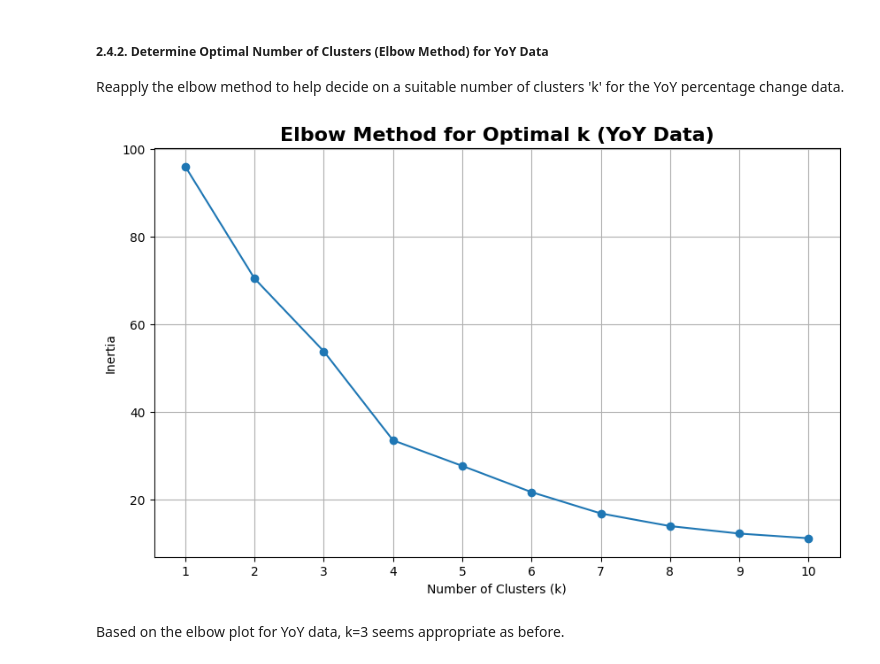
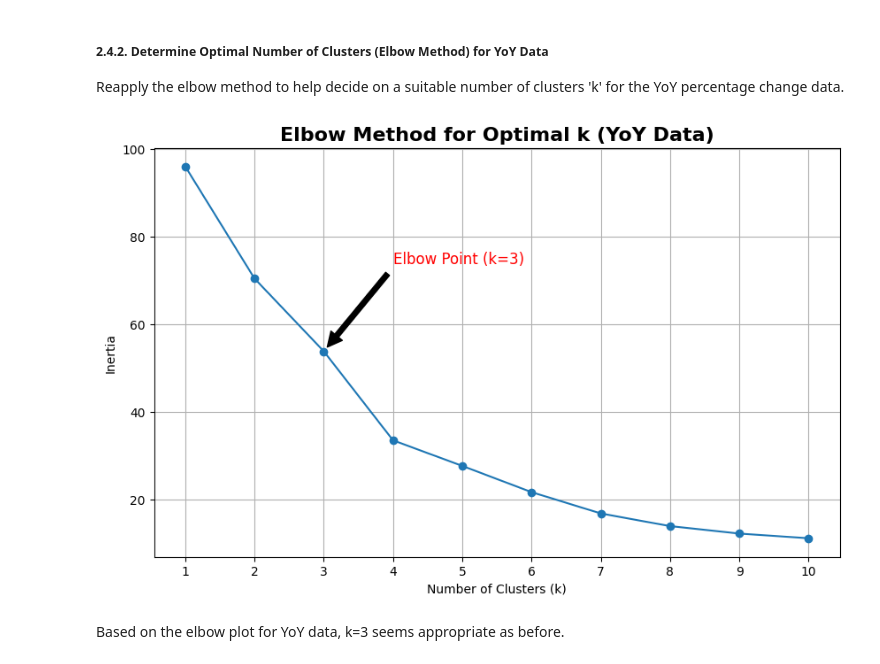
Before and after one commit to absr2309/WBP3, a Jupyter notebook: WBP3_Scottish_Crime_Data_Analysis_Clustering_and_Future_Rate_Prediction.ipynb, the cells around one changed output. Saved outputs shown, nothing was run; the diff lists cells and outputs as text; code cells hidden in the pictures.

```diff
--- a/WBP3_Scottish_Crime_Data_Analysis_Clustering_and_Future_Rate_Prediction.ipynb
+++ b/WBP3_Scottish_Crime_Data_Analysis_Clustering_and_Future_Rate_Prediction.ipynb
@@ -934,26 +942,34 @@ Standardisation (Z-score scaling) is applied to the YoY change features using St
 
 Reapply the elbow method to help decide on a suitable number of clusters 'k' for the YoY percentage change data.
 # %%
+from sklearn.cluster import KMeans # Import KMeans for clustering
+
 inertia_yoy = [] # Initialise an empty list to store the inertia values for each k
 k_range_yoy = range(1, 11) # Define the range of k values (number of clusters) to test, from 1 to 10
 
 # Loop through each k in the defined range
 for k in k_range_yoy:
     kmeans_yoy = KMeans(n_clusters=k, random_state=42, n_init=10)
     kmeans_yoy.fit(X_yoy_scaled)
     inertia_yoy.append(kmeans_yoy.inertia_)
 
 # Plot the elbow curve for YoY data
 fig = plt.figure(figsize=(10, 6))
 plt.plot(k_range_yoy, inertia_yoy, marker='o') # Plot inertia against k, with circular markers
 plt.xlabel('Number of Clusters (k)') # Label for the x-axis
 plt.ylabel('Inertia') # Label for the y-axis
 plt.title('Elbow Method for Optimal k (YoY Data)', fontsize=16, fontweight='bold', ha='center') # Title of the plot with custom font size, weight, and center alignment
 plt.xticks(k_range_yoy) # Ensure x-axis ticks correspond to the k values tested
 plt.grid(True) # Add a grid to the plot for better readability
+
+# Add annotation for the elbow point at k=3
+plt.annotate('Elbow Point (k=3)', xy=(3, inertia_yoy[2]), xytext=(4, inertia_yoy[2] + 20), # Adjust xytext for positioning
+             arrowprops=dict(facecolor='black', shrink=0.05), # Arrow properties
+             fontsize=12, color='red') # Text properties
+
 plt.show() # Display the plot
 # %% [output]
-[figure, old version]
+[figure, new version]
 # %% [markdown]
 Based on the elbow plot for YoY data, k=3 seems appropriate as before.
 # %% [markdown]
```
Also changed, not shown: parts of 2 cells of this notebook.
